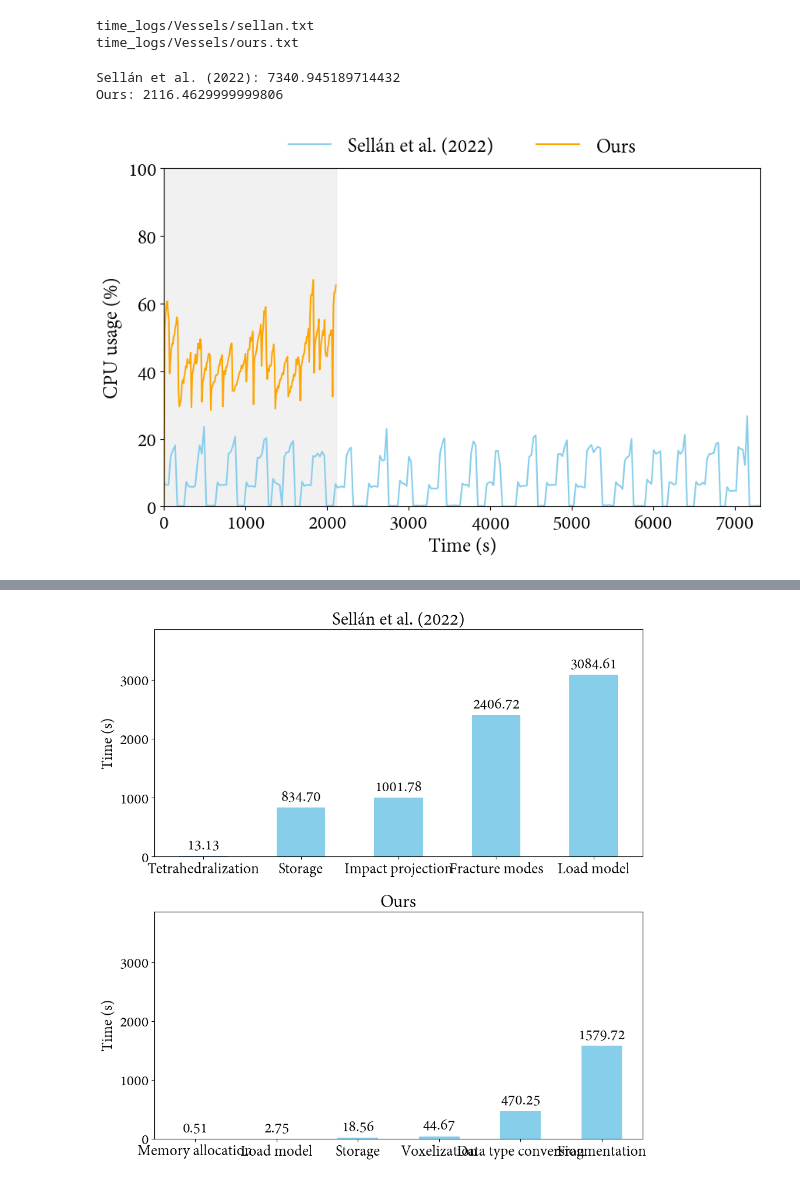
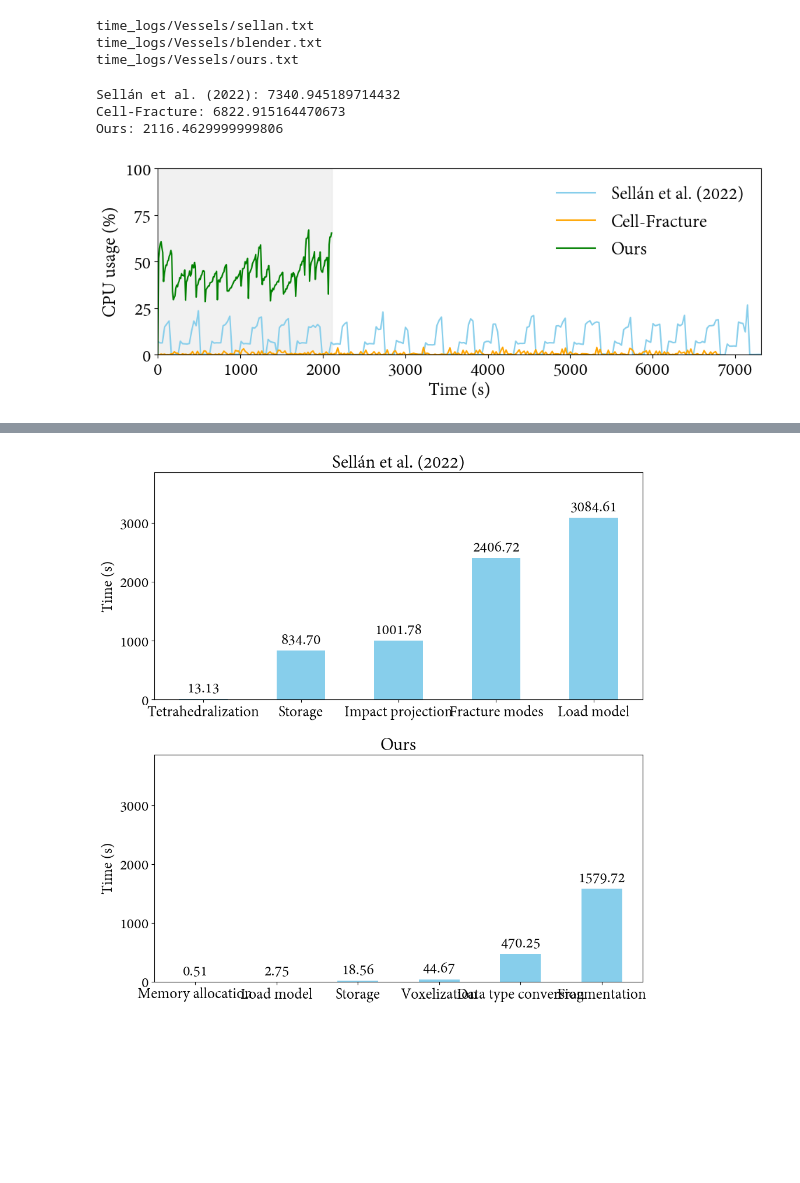
Before and after one commit to AlfonsoLRz/VoxelFragmentML, a Jupyter notebook: Python/Visualizer/resource_visualizer.ipynb, the cells around one changed output, grey strips where cells are left out. Saved outputs shown, nothing was run; the diff lists cells and outputs as text; code cells hidden in the pictures; blank space fills up the shorter version.

Commit message:
Upload blender time

```diff
--- a/Python/Visualizer/resource_visualizer.ipynb
+++ b/Python/Visualizer/resource_visualizer.ipynb
@@ -4,12 +4,11 @@ import matplotlib.pyplot as plt
 from tqdm import tqdm
 # %%
 folder = 'time_logs/Vessels/'
-approaches = ['Sellán et al. (2022)', 'Ours']
-file = ['sellan_14022024', 'allopezr2024_2_24__12_33_52']
-file = ['sellan', 'ours']
-memory_unit = ['B', 'MB', 'MB']
-time_unit = ['s', 'ms', 's']
-uses_gpu = [False, True, True]
+approaches = ['Sellán et al. (2022)', 'Cell-Fracture', 'Ours']
+file = ['sellan', 'blender', 'ours']
+memory_unit = ['B', 'B', 'MB']
+time_unit = ['s', 's', 'ms']
+uses_gpu = [False, False, True]
 extension = '.txt'
 ignore_storable = False
 # %%
@@ -85,6 +84,9 @@ for i in tqdm(range(len(approaches))):
                     continue
                 event_type = event_type.split('.')[1]
                 events[i].append(Event(time, event_type))
+
+                if 'LOAD_MODEL' in event_type:
+                    num_models += 1
             elif '*' in line:
                 time = float(line.split(':')[1].split(' ')[1])
                 event_type = line.split(':')[0].split('*')[1]
@@ -114,17 +116,22 @@ for i in tqdm(range(len(approaches))):
                     gpu = float(resources[6])
                     gpu_total = float(resources[7])
                     resource_usage[i].append(ResourceUsage(cpu, cpu_total, memory, memory_total, virtual_memory, virtual_memory_total, gpu, gpu_total, memory_unit[i]))
+
+            if num_models > 20:
+                break
 # %% [output]
 time_logs/Vessels/sellan.txt
+time_logs/Vessels/blender.txt
 time_logs/Vessels/ours.txt
 # %%
-summed_time = [0, 0]
+summed_time = [0, 0, 0]
 for i in range(len(approaches)):
     for event in events[i]:
         summed_time[i] += event.time
     print(f'{approaches[i]}: {summed_time[i]}')
 # %% [output]
 Sellán et al. (2022): 7340.945189714432
+Cell-Fracture: 6822.915164470673
 Ours: 2116.4629999999806
 # %%
 def plot_tendency(x, y, color, linestyle='-', ax=None, linewidth=1.5):
@@ -142,36 +149,37 @@ step = 1
 
 # CPU usage
 max_x, min_x = 0, 1e9
-plt.figure(figsize=(10, 5.7))
+plt.figure(figsize=(10, 4))
 
 for i in range(len(approaches)):
     # split summed time into as many intervals as resource usage
     time_interval = summed_time[i] / len(resource_usage[i])
     x_axis = [i * time_interval for i in range(len(resource_usage[i]))]
     max_x = np.amax([max_x, np.amax(x_axis)])
     min_x = np.amin([min_x, np.amax(x_axis)])
     x_axes.append(x_axis)
 
 # Shadow chart until min_x
 plt.fill_between([0, min_x], 0, 100, color='lightgray', alpha=0.3)
 
 for i in range(len(approaches)):
     # simplify data by jumping
     x_axes_copy = x_axes[i][::step]
     resource_usage_copy = resource_usage[i][::step]
     plt.plot(x_axes_copy, [resource.cpu for resource in resource_usage_copy], colors[i], label=approaches[i], linewidth=1.5)
     #plt.plot(x_axes[i], [resource.cpu for resource in resource_usage[i]], colors[i], label=approaches[i], linewidth=1.5)
     #plot_tendency(x_axes[i], [resource.cpu for resource in resource_usage[i]], colors[i], linestyle='--', linewidth=2)
 
 plt.xlabel('Time (s)')
 plt.ylabel('CPU usage (%)')
 plt.xlim(0, max_x)
 plt.ylim(0, 100)
-plt.legend(frameon=False, loc='upper center', ncol=3, bbox_to_anchor=(0.5, 1.15))
+plt.legend(frameon=False, loc='upper right')
+plt.tight_layout()
 plt.savefig('cpu_usage.png', dpi=500)
 plt.show()
 # %% [output]
-[figure, old version]
+[figure, new version]
 # %%
 # Memory usage
 max_y = 0
```
Also changed, not shown: parts of 1 cell of this notebook, 3 other files.
